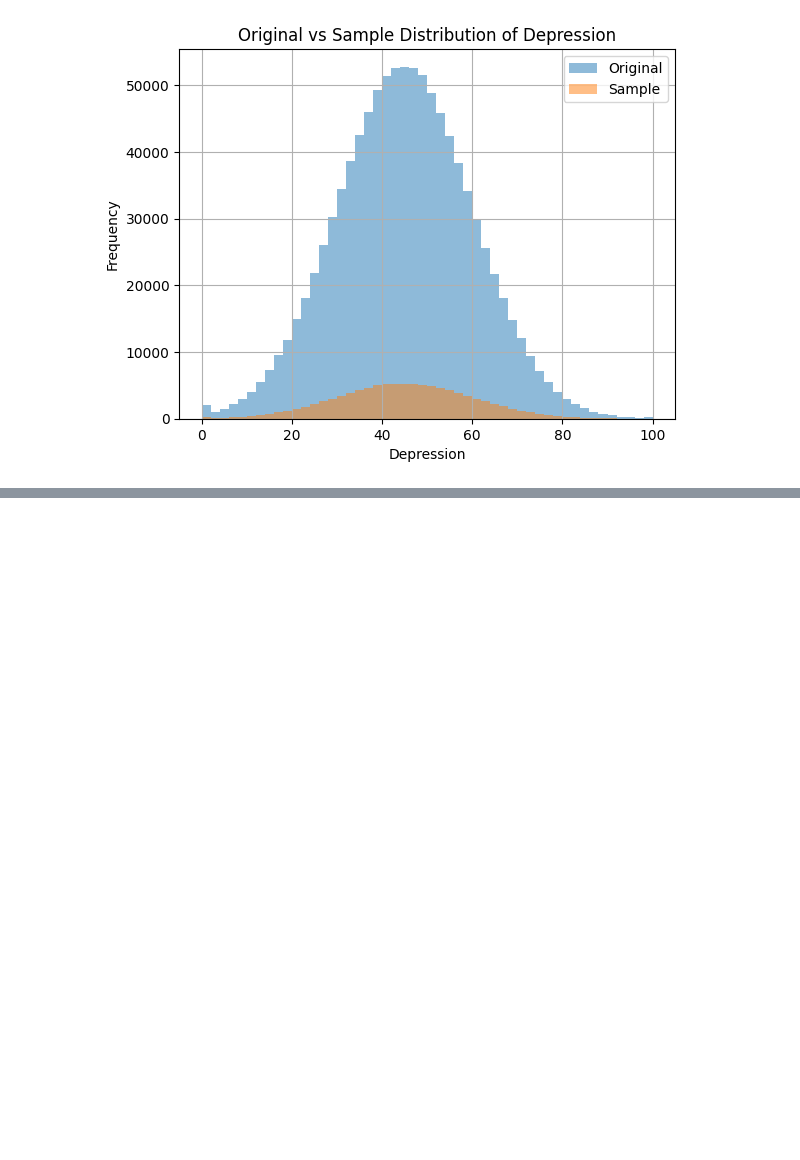
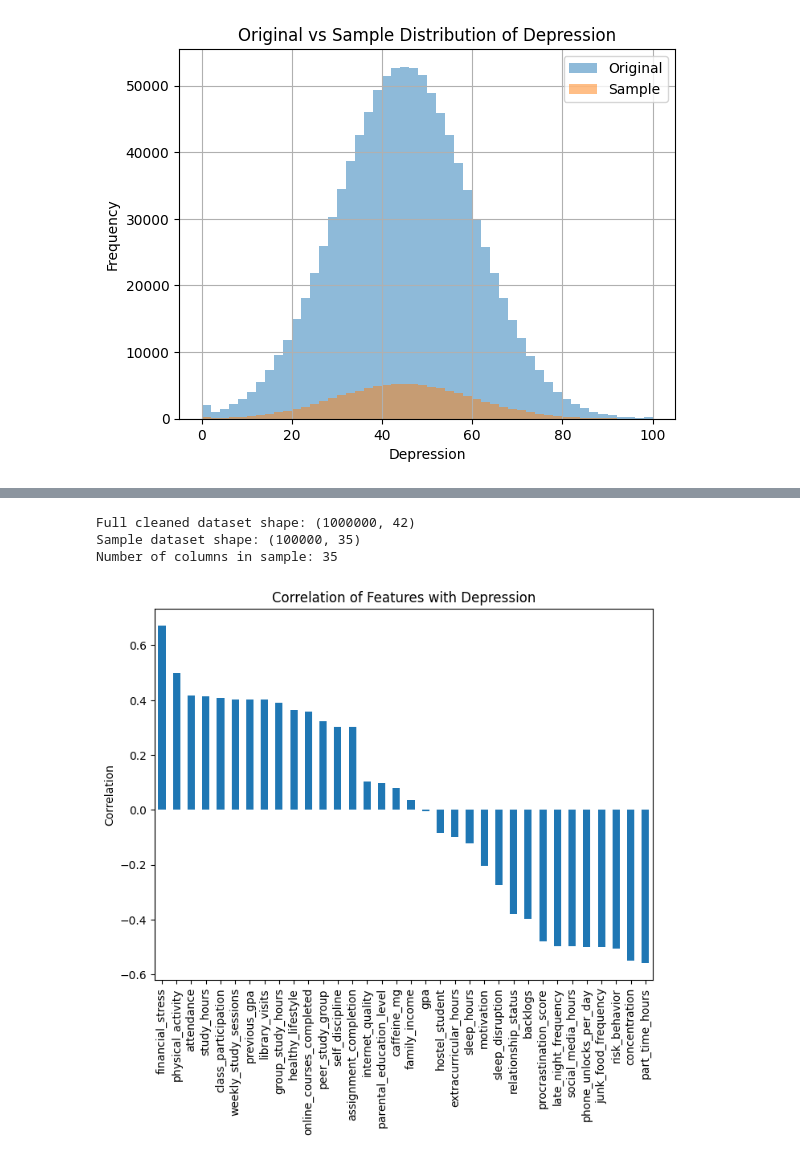
Before and after one commit to XyronTeam/ml-project, a Jupyter notebook: src/dataset_b/notebook_b.ipynb, the cells around one changed output, grey strips where cells are left out. Saved outputs shown, nothing was run; the diff lists cells and outputs as text; code cells hidden in the pictures; blank space fills up the shorter version.

```diff
--- a/src/dataset_b/notebook_b.ipynb
+++ b/src/dataset_b/notebook_b.ipynb
@@ -833,0 +564,16 @@ print(df_model.shape)
+# %%
+# 1. Drop non-informative column
+df_sample.drop(columns=["performance_level"], inplace=True)
+
+# 2. Drop redundant / derived / leakage columns
+df_sample.drop(columns=[
+    "time_management",
+    "netflix_hours",
+    "screen_time",
+    "gaming_hours",
+    "anxiety",
+    "stress"
+], inplace=True)
+
+# 3. Recheck missing values after column removal
+print(df_sample.isnull().sum().sort_values(ascending=False).head(10))
@@ -833,0 +592,17 @@ print(df_model.shape)
+# %%
+print("Full cleaned dataset shape:", df.shape)
+print("Sample dataset shape:", df_sample.shape)
+print("Number of columns in sample:", df_sample.shape[1])
+# %% [output]
+Full cleaned dataset shape: (1000000, 42)
+Sample dataset shape: (100000, 35)
+Number of columns in sample: 35
+# %%
+corr_target = df_sample.corr(numeric_only=True)["depression"].sort_values(ascending=False)
+plt.figure(figsize=(8,6))
+corr_target.drop("depression").plot(kind="bar")
+plt.title("Correlation of Features with Depression")
+plt.ylabel("Correlation")
+plt.show()
+# %% [output]
+[figure, added]
```
Also changed, not shown: parts of 109 cells of this notebook, 1 other file.
